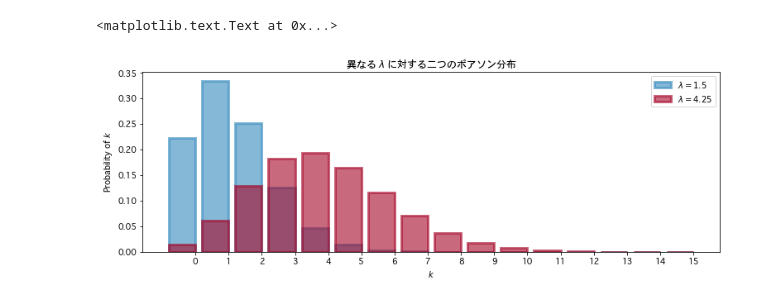
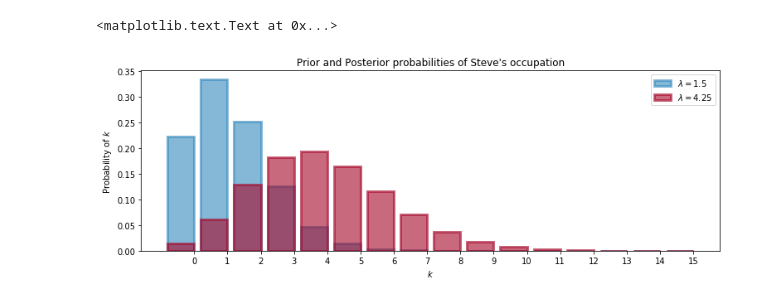
Before and after one commit to kazukousen/mcmc, a Jupyter notebook: pymc_1.ipynb, the cells around one changed output. Cells and saved outputs as stored; diff of their text form; code cells hidden in the pictures.

```diff
--- a/pymc_1.ipynb
+++ b/pymc_1.ipynb
@@ -32,22 +41,22 @@ plt.title("Prior and posterior probabilities of Steve's occupation")
 # %%
 import scipy.stats as stats
 
 poi = stats.poisson
 lambda_ = [1.5, 4.25]
 colors = ['#348ABD', '#A60628']
 
 a = np.arange(16)
 plt.bar(a, poi.pmf(a, lambda_[0]), color=colors[0],
            label='$\lambda = {}$'.format(lambda_[0]),
            alpha=0.60, edgecolor=colors[0], lw='3')
 plt.bar(a, poi.pmf(a, lambda_[1]), color=colors[1],
            label='$\lambda = {}$'.format(lambda_[1]),
            alpha=0.60, edgecolor=colors[1], lw='3')
 plt.xticks(a+0.4, a)
 plt.legend()
 plt.ylabel('Probability of $k$')
 plt.xlabel('$k$')
-plt.title('異なる $\lambda$ に対する二つのポアソン分布')
+plt.title("Prior and Posterior probabilities of Steve's occupation")
 # %% [output]
 <matplotlib.text.Text at 0x...>
-[figure, old version]
+[figure, new version]
```
Also changed, not shown: parts of 15 cells of this notebook.
